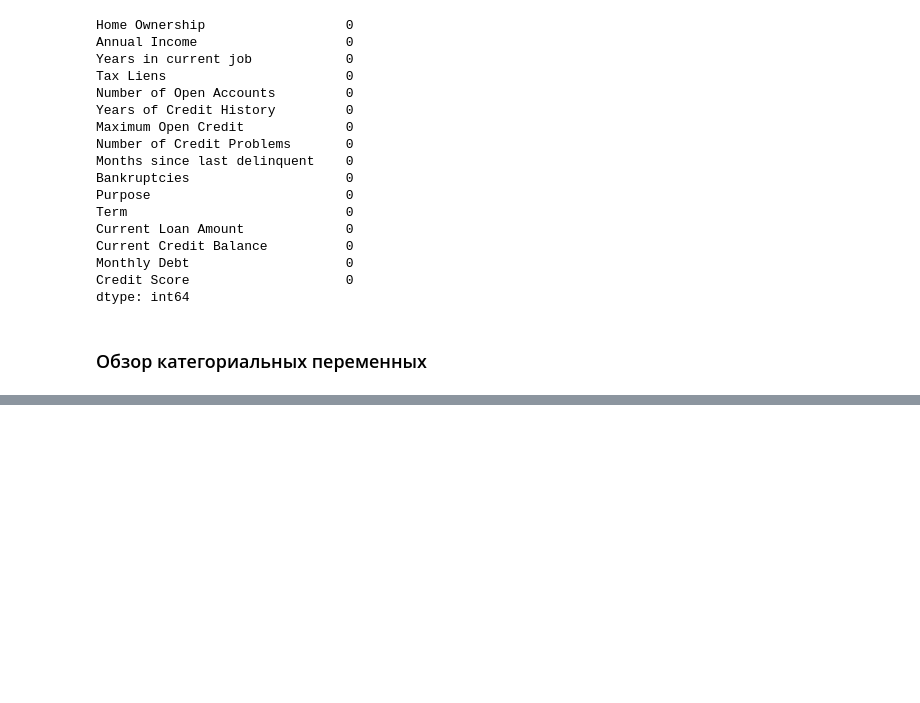
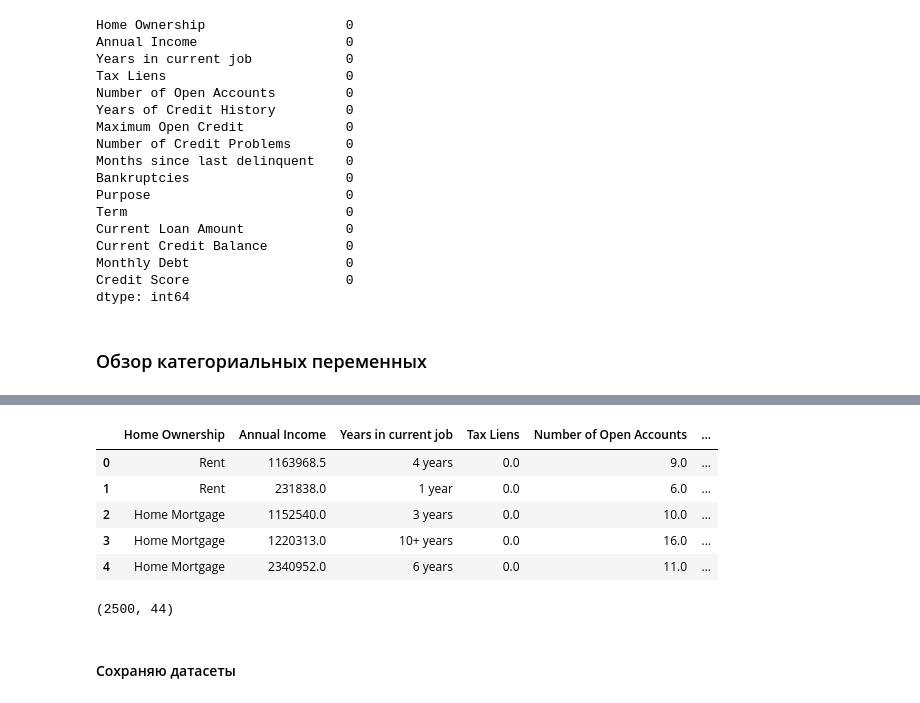
Before and after one commit to AntonyVasilev/Libs_for_DS_additional, a Jupyter notebook: draft_notebook.ipynb, the cells around one changed output, grey strips where cells are left out. Cells and saved outputs as stored; diff of their text form; code cells hidden in the pictures; blank space fills up the shorter version.

```diff
--- a/draft_notebook.ipynb
+++ b/draft_notebook.ipynb
@@ -411,3 +453,28 @@ Short Term    1861
 Long Term      639
 Name: Term, dtype: int64
 ****************************************************************************************************
+# %%
+df_test['Term binary'] = df_test['Term'].map({'Short Term':'0', 'Long Term':'1'}).astype(int)
+# %%
+df_test['Home Ownership digit'] = df_test['Home Ownership'].map({'Home Mortgage':'0', 'Rent':'1',\
+                                    'Own Home': '2', 'Have Mortgage': '3'}).astype(int)
+# %%
+test_dummies = pd.get_dummies(df_test[obj_columns])
+df_test = pd.concat([df_test, test_dummies], axis=1)
+# %%
+df_test['renewable_energy'] = 0
+# %%
+df_test.head()
+# %% [output]
+|  | Home Ownership | Annual Income | Years in current job | Tax Liens | Number of Open Accounts | ... |
+| 0 | Rent | 1163968.5 | 4 years | 0.0 | 9.0 | ... |
+| 1 | Rent | 231838.0 | 1 year | 0.0 | 6.0 | ... |
+| 2 | Home Mortgage | 1152540.0 | 3 years | 0.0 | 10.0 | ... |
+| 3 | Home Mortgage | 1220313.0 | 10+ years | 0.0 | 16.0 | ... |
+| 4 | Home Mortgage | 2340952.0 | 6 years | 0.0 | 11.0 | ... |
+# %%
+df_test.shape
+# %% [output]
+(2500, 44)
+# %% [markdown]
+#### Сохраняю датасеты
```
Also changed, not shown: parts of 14 cells of this notebook.
